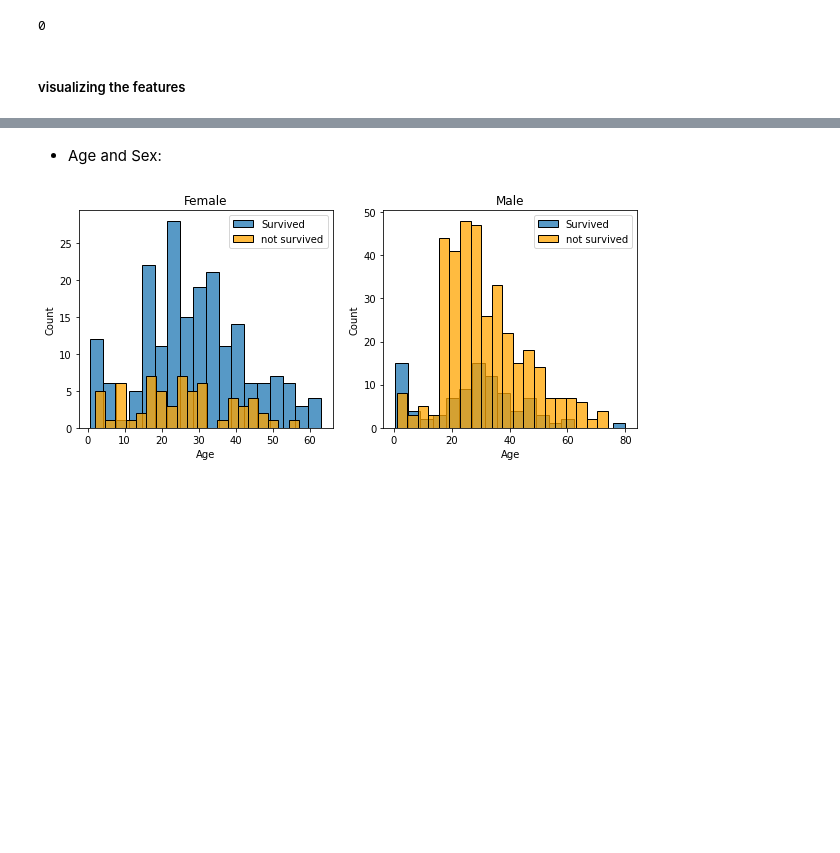
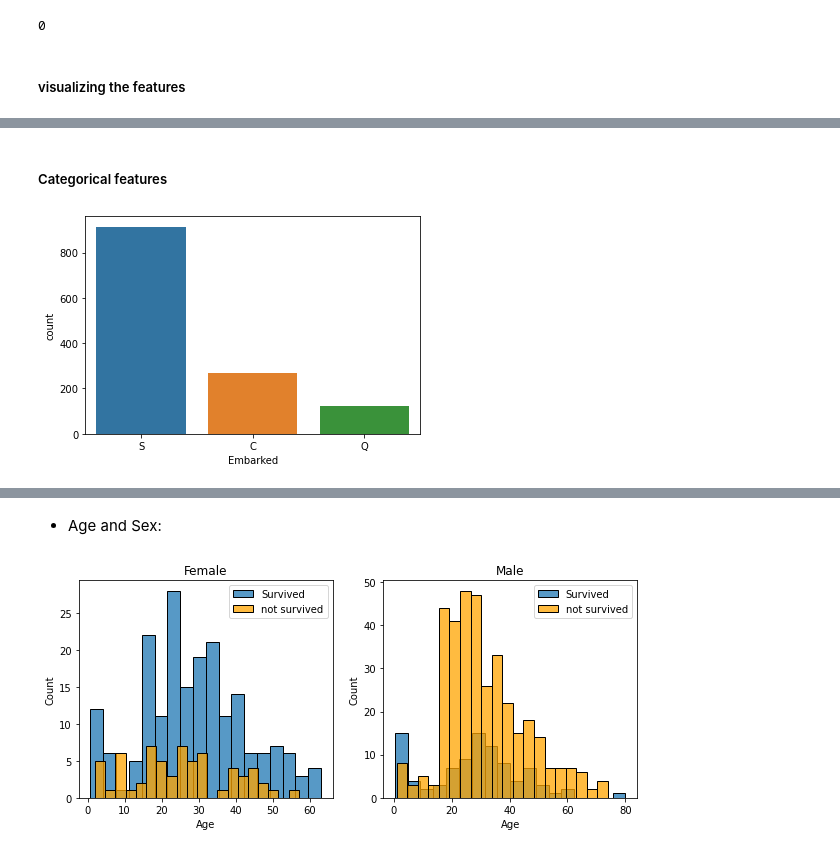
Before and after one commit to Gaetano-Osur/Data_Science_For_Disaster_Titanic, a Jupyter notebook: Titanic.ipynb, the cells around one changed output, grey strips where cells are left out. Cells and saved outputs as stored; diff of their text form; code cells hidden in the pictures; blank space fills up the shorter version.

```diff
--- a/Titanic.ipynb
+++ b/Titanic.ipynb
@@ -278,0 +300,8 @@ train_test_df.duplicated().sum()
+# %% [markdown]
+##### Categorical features
+# %%
+# visualisation of Embarked feature
+sns.countplot(x='Embarked',data= train_test_df)
+plt.show()
+# %% [output]
+[figure, added]
```
Also changed, not shown: parts of 17 cells of this notebook.
